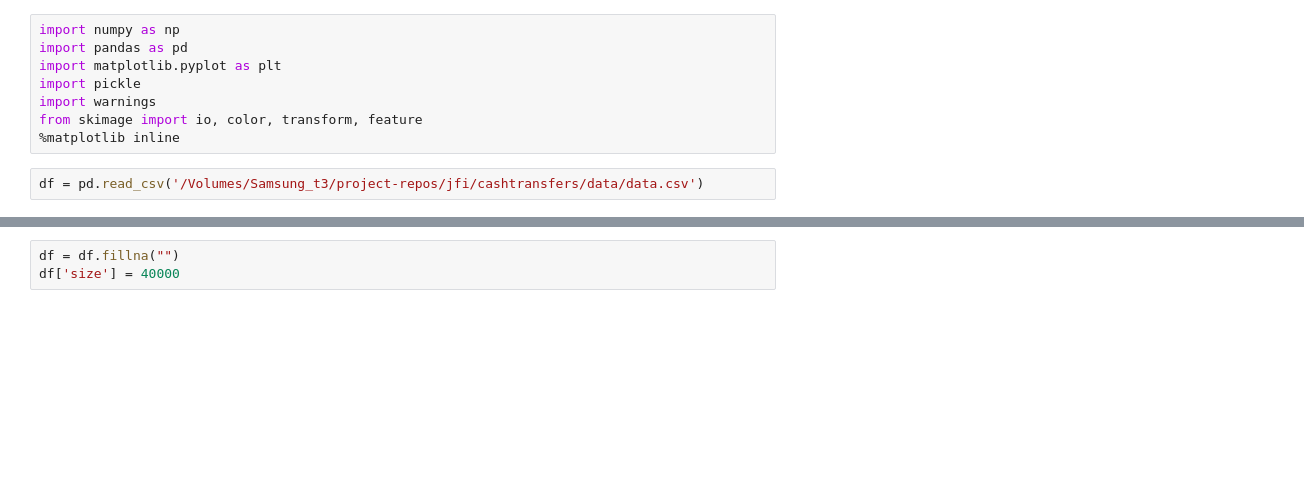
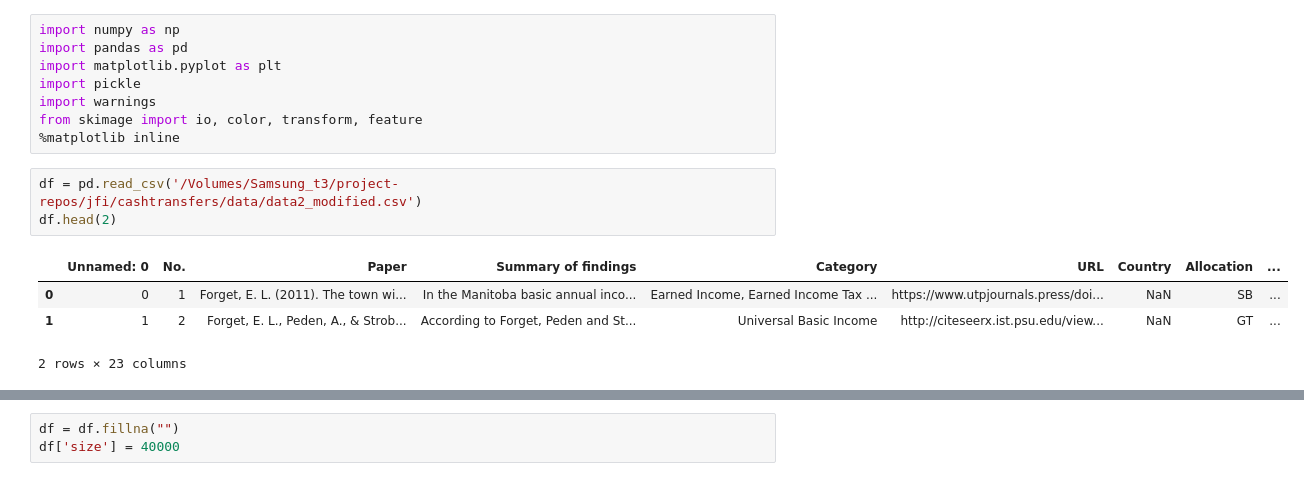
Before and after one commit to 3milychu/jfi, a Jupyter notebook: cashtransfers/data_structure.ipynb, the cells around one changed output, grey strips where cells are left out. Cells and saved outputs as stored; diff of their text form; blank space fills up the shorter version.

```diff
--- a/cashtransfers/data_structure.ipynb
+++ b/cashtransfers/data_structure.ipynb
@@ -7,4 +7,10 @@ import warnings
 from skimage import io, color, transform, feature
 %matplotlib inline
 # %%
-df = pd.read_csv('/Volumes/Samsung_t3/project-repos/jfi/cashtransfers/data/data.csv')
+df = pd.read_csv('/Volumes/Samsung_t3/project-repos/jfi/cashtransfers/data/data2_modified.csv')
+df.head(2)
+# %% [output]
+|  | Unnamed: 0 | No. | Paper | Summary of findings | Category | URL | Country | Allocation | ... |
+| 0 | 0 | 1 | Forget, E. L. (2011). The town wi... | In the Manitoba basic annual inco... | Earned Income, Earned Income Tax ... | https://www.utpjournals.press/doi... | NaN | SB | ... |
+| 1 | 1 | 2 | Forget, E. L., Peden, A., & Strob... | According to Forget, Peden and St... | Universal Basic Income | http://citeseerx.ist.psu.edu/view... | NaN | GT | ... |
+2 rows × 23 columns
```
Also changed, not shown: parts of 14 cells of this notebook, 35 other files.
